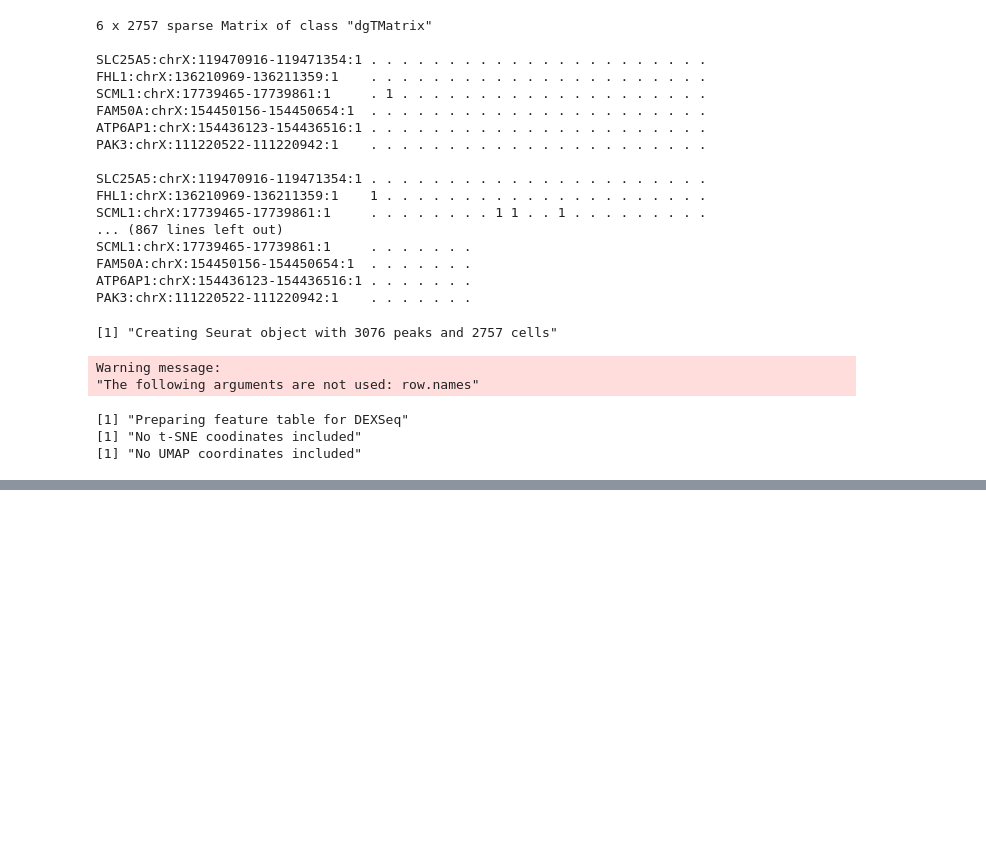
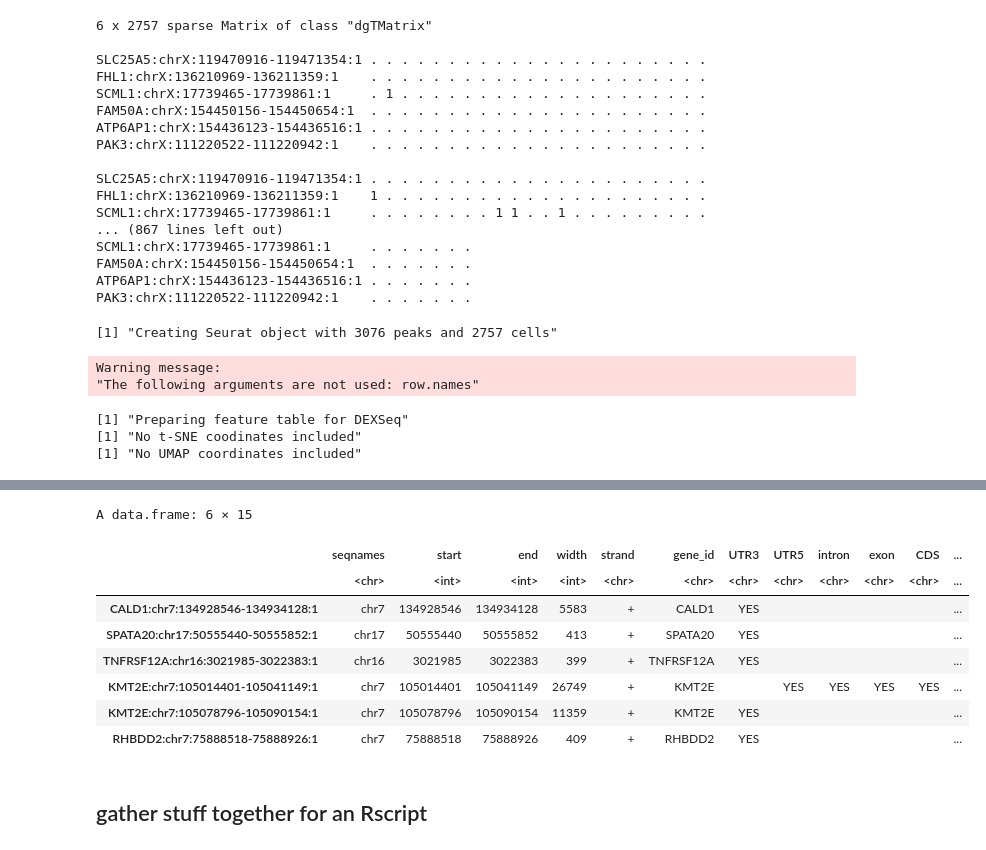
Before and after one commit to AidenSb/APA, a Jupyter notebook: Seurat_Sierra_proceesing_Alexandra_G_dataset.ipynb, the cells around one changed output, grey strips where cells are left out. Saved outputs shown, nothing was run; the diff lists cells and outputs as text; code cells hidden in the pictures; blank space fills up the shorter version.

```diff
--- a/Seurat_Sierra_proceesing_Alexandra_G_dataset.ipynb
+++ b/Seurat_Sierra_proceesing_Alexandra_G_dataset.ipynb
@@ -287,0 +309,5 @@ Warning message:
+# %%
+root <- '/data/APAproject/post_qual/data/Alexandra_Grubman/Raw_and_pre_processed/'
+# %%
+samples <- read.table('test_samples.txt', sep = '\t', header = T)
+samples
@@ -287,0 +437,22 @@ Warning message:
+# %%
+peak.counts <- ReadPeakCounts(data.dir = out.dir)
+#Read in peak annotations
+peak.annotations <- read.table("Test_Sierra_for_two_annotations.txt",
+                               header = TRUE,
+                               sep = "\t",
+                               row.names = 1,
+                               stringsAsFactors = FALSE)
+head(peak.annotations)
+## load to the seurat :)
+# %% [output]
+A data.frame: 6 × 15
+|  | seqnames | start | end | width | strand | gene_id | UTR3 | UTR5 | intron | exon | CDS | ... |
+|  | <chr> | <int> | <int> | <int> | <chr> | <chr> | <chr> | <chr> | <chr> | <chr> | <chr> | ... |
+| CALD1:chr7:134928546-134934128:1 | chr7 | 134928546 | 134934128 | 5583 | + | CALD1 | YES |  |  |  |  | ... |
+| SPATA20:chr17:50555440-50555852:1 | chr17 | 50555440 | 50555852 | 413 | + | SPATA20 | YES |  |  |  |  | ... |
+| TNFRSF12A:chr16:3021985-3022383:1 | chr16 | 3021985 | 3022383 | 399 | + | TNFRSF12A | YES |  |  |  |  | ... |
+| KMT2E:chr7:105014401-105041149:1 | chr7 | 105014401 | 105041149 | 26749 | + | KMT2E |  | YES | YES | YES | YES | ... |
+| KMT2E:chr7:105078796-105090154:1 | chr7 | 105078796 | 105090154 | 11359 | + | KMT2E | YES |  |  |  |  | ... |
+| RHBDD2:chr7:75888518-75888926:1 | chr7 | 75888518 | 75888926 | 409 | + | RHBDD2 | YES |  |  |  |  | ... |
+# %% [markdown]
+## gather stuff together for an Rscript
```
Also changed, not shown: parts of 25 cells of this notebook, 3 other files.
